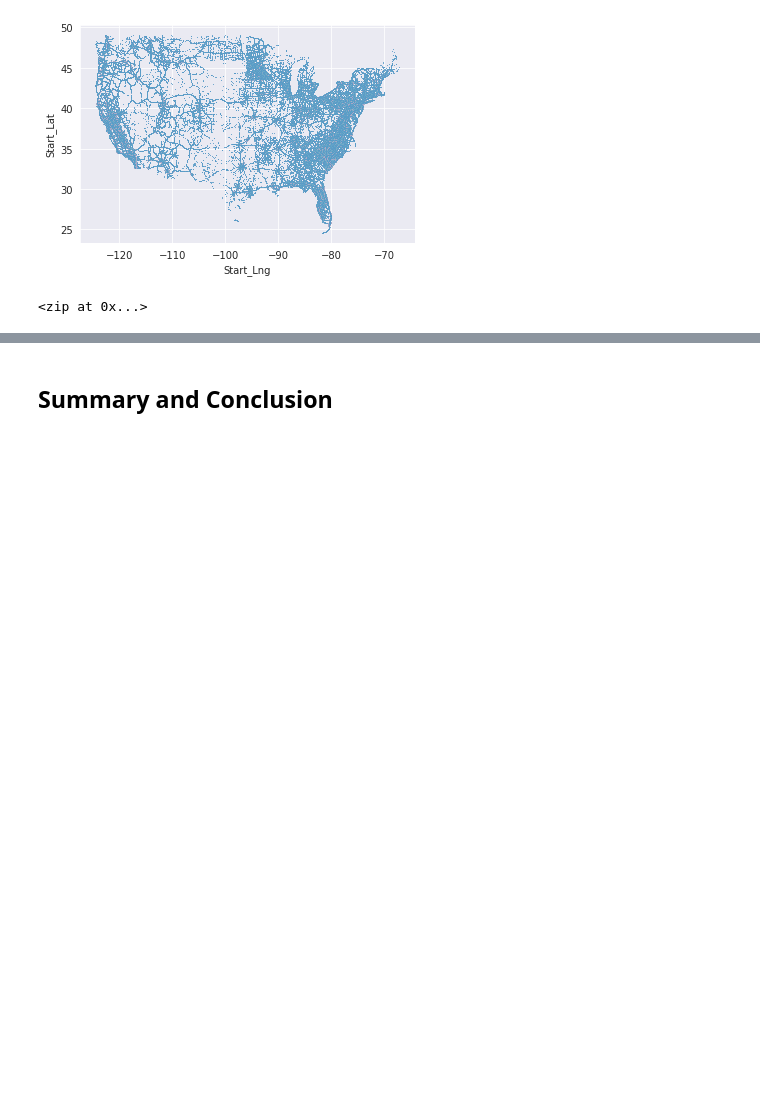
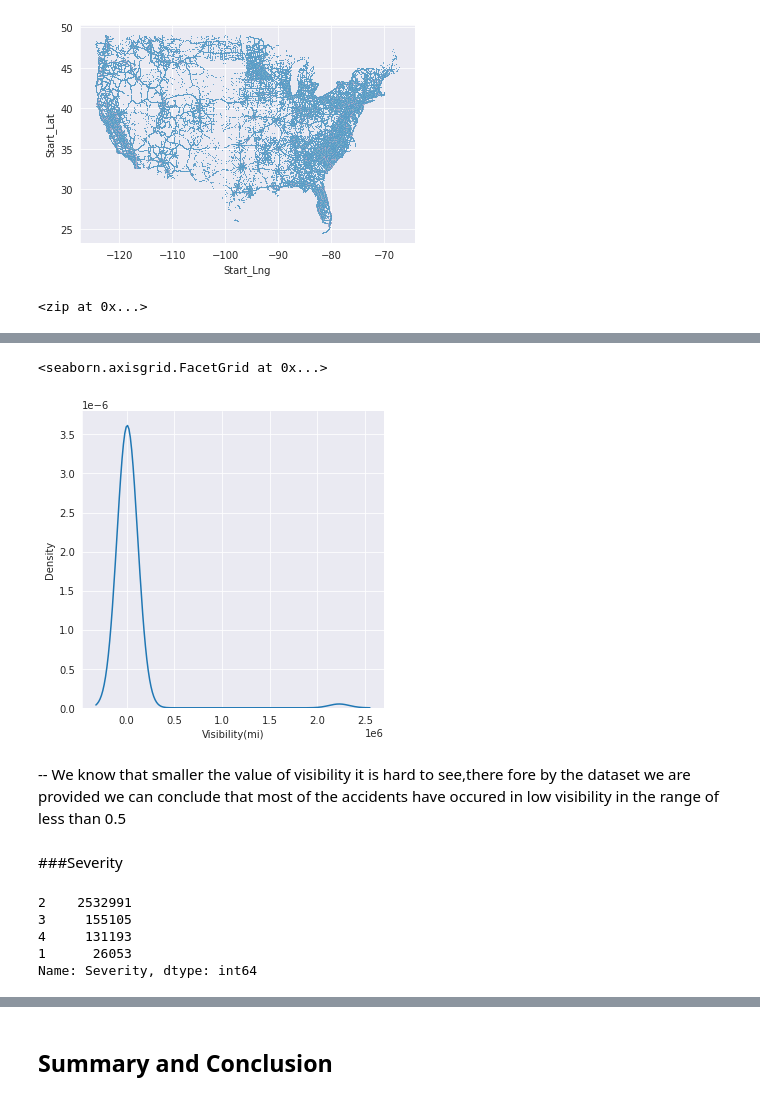
Before and after one commit to ved-et9/Us-accident-data-analysis, a Jupyter notebook: us_accident_analysis.ipynb, the cells around one changed output, grey strips where cells are left out. Drawn from its saved outputs; the diff is of its cells as text; code cells hidden in the pictures; blank space fills up the shorter version.

```diff
--- a/us_accident_analysis.ipynb
+++ b/us_accident_analysis.ipynb
@@ -333,0 +331,3 @@ df.weather
+# %%
+visibility_accidents=df['Visibility(mi)'].value_counts()
+visibility_accidents
@@ -333,0 +347,17 @@ df.weather
+# %%
+sns.displot(visibility_accidents, kind="kde")
+# %% [output]
+<seaborn.axisgrid.FacetGrid at 0x...>
+[figure, added]
+# %% [markdown]
+-- We know that smaller the value of visibility it is hard to see,there fore by the dataset we are provided we can conclude that most of the accidents have occured in low visibility in the range of less than 0.5
+# %% [markdown]
+###Severity
+# %%
+df['Severity'].value_counts()
+# %% [output]
+2    2532991
+3     155105
+4     131193
+1      26053
+Name: Severity, dtype: int64
```
Also changed, not shown: parts of 8 cells of this notebook.
